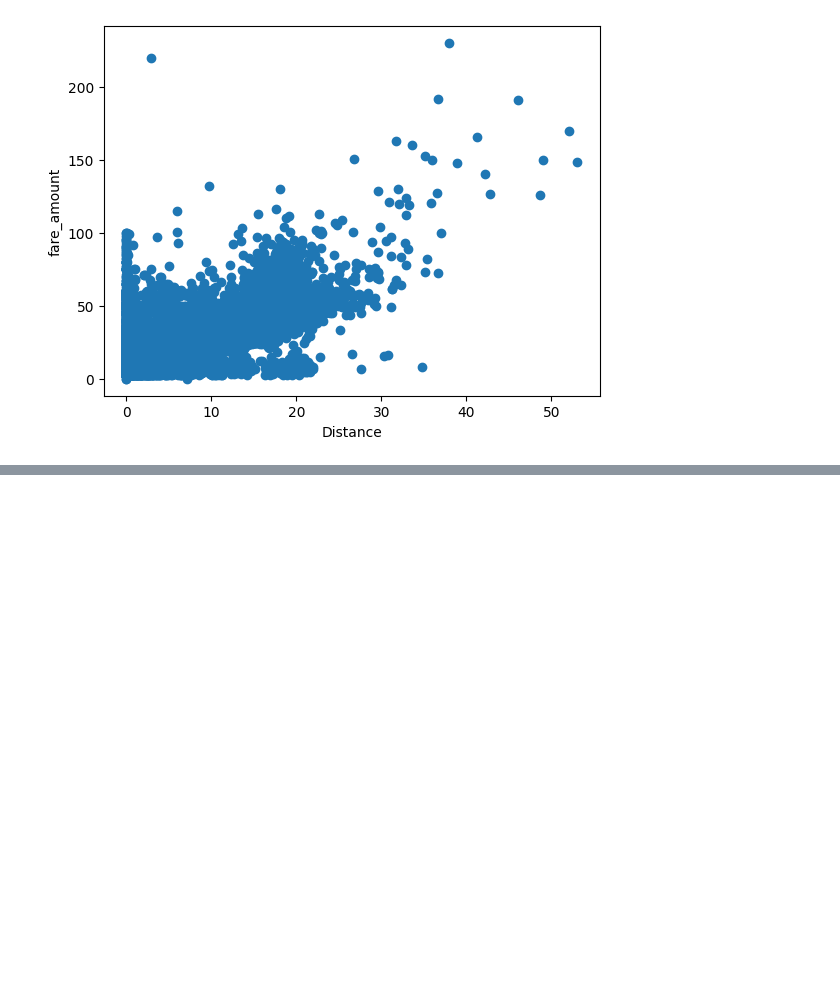
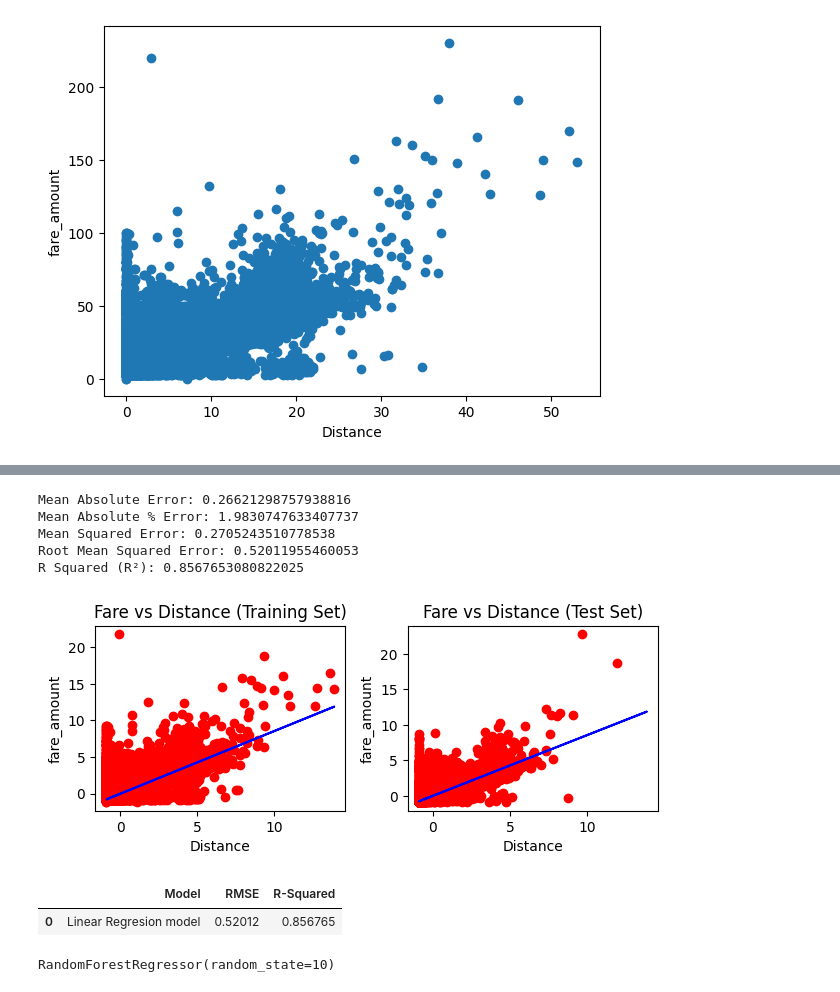
Before and after one commit to prathameshks/College-Code-sem7, a Jupyter notebook: LP3-ML/Pract 1/uber.ipynb, the cells around one changed output, grey strips where cells are left out. Cells and saved outputs as stored; diff of their text form; code cells hidden in the pictures; blank space fills up the shorter version.

```diff
--- a/LP3-ML/Pract 1/uber.ipynb
+++ b/LP3-ML/Pract 1/uber.ipynb
@@ -194,0 +214,11 @@ Text(0, 0.5, 'fare_amount')
+# %%
+X = df['Distance'].values.reshape(-1, 1) #Independent Variable
+y = df['fare_amount'].values.reshape(-1, 1) #Dependent Variable
+# %%
+
+from sklearn.preprocessing import StandardScaler
+std = StandardScaler()
+y_std = std.fit_transform(y)
+print(y_std)
+x_std = std.fit_transform(X)
+print(x_std)
@@ -194,0 +240,10 @@ Text(0, 0.5, 'fare_amount')
+# %%
+
+from sklearn.model_selection import train_test_split
+X_train, X_test, y_train, y_test = train_test_split(x_std, y_std, test_size=0.2, random_state=0)
+# %%
+from sklearn.linear_model import LinearRegression
+l_reg = LinearRegression()
+l_reg.fit(X_train, y_train)
+print("Training set score: {:.2f}".format(l_reg.score(X_train, y_train)))
+print("Test set score: {:.7f}".format(l_reg.score(X_test, y_test)))
@@ -194,0 +271,51 @@ Text(0, 0.5, 'fare_amount')
+# %%
+print('Mean Absolute Error:', metrics.mean_absolute_error(y_test, y_pred))
+print('Mean Absolute % Error:', metrics.mean_absolute_percentage_error(y_test, y_pred))
+print('Mean Squared Error:', metrics.mean_squared_error(y_test, y_pred))
+print('Root Mean Squared Error:', np.sqrt(metrics.mean_squared_error(y_test, y_pred)))
+print('R Squared (R²):', np.sqrt(metrics.r2_score(y_test, y_pred)))
+# %% [output]
+Mean Absolute Error: 0.26621298757938816
+Mean Absolute % Error: 1.9830747633407737
+Mean Squared Error: 0.2705243510778538
+Root Mean Squared Error: 0.52011955460053
+R Squared (R²): 0.8567653080822025
+# %%
+plt.subplot(2, 2, 1)
+plt.scatter(X_train, y_train, color = 'red')
+plt.plot(X_train, l_reg.predict(X_train), color ="blue")
+plt.title("Fare vs Distance (Training Set)")
+plt.ylabel("fare_amount")
+plt.xlabel("Distance")
+plt.subplot(2, 2, 2)
+plt.scatter(X_test, y_test, color = 'red')
+plt.plot(X_train, l_reg.predict(X_train), color ="blue")
+plt.ylabel("fare_amount")
+plt.xlabel("Distance")
+plt.title("Fare vs Distance (Test Set)")
+plt.tight_layout()
+plt.show()
+# %% [output]
+[figure, added]
+# %%
+cols = ['Model', 'RMSE', 'R-Squared']
+# create a empty dataframe of the colums
+# columns: specifies the columns to be selected
+result_tabulation = pd.DataFrame(columns = cols)
+# compile the required information
+linreg_metrics = pd.DataFrame([[
+"Linear Regresion model",
+np.sqrt(metrics.mean_squared_error(y_test, y_pred)),
+np.sqrt(metrics.r2_score(y_test, y_pred))
+]], columns = cols)
+result_tabulation = pd.concat([result_tabulation, linreg_metrics], ignore_index=True)
+result_tabulation
+# %% [output]
+|  | Model | RMSE | R-Squared |
+| 0 | Linear Regresion model | 0.52012 | 0.856765 |
+# %%
+rf_reg = RandomForestRegressor(n_estimators=100, random_state=10)
+# fit the regressor with training dataset
+rf_reg.fit(X_train, y_train)
+# %% [output]
+RandomForestRegressor(random_state=10)
```
Also changed, not shown: parts of 8 cells of this notebook.
